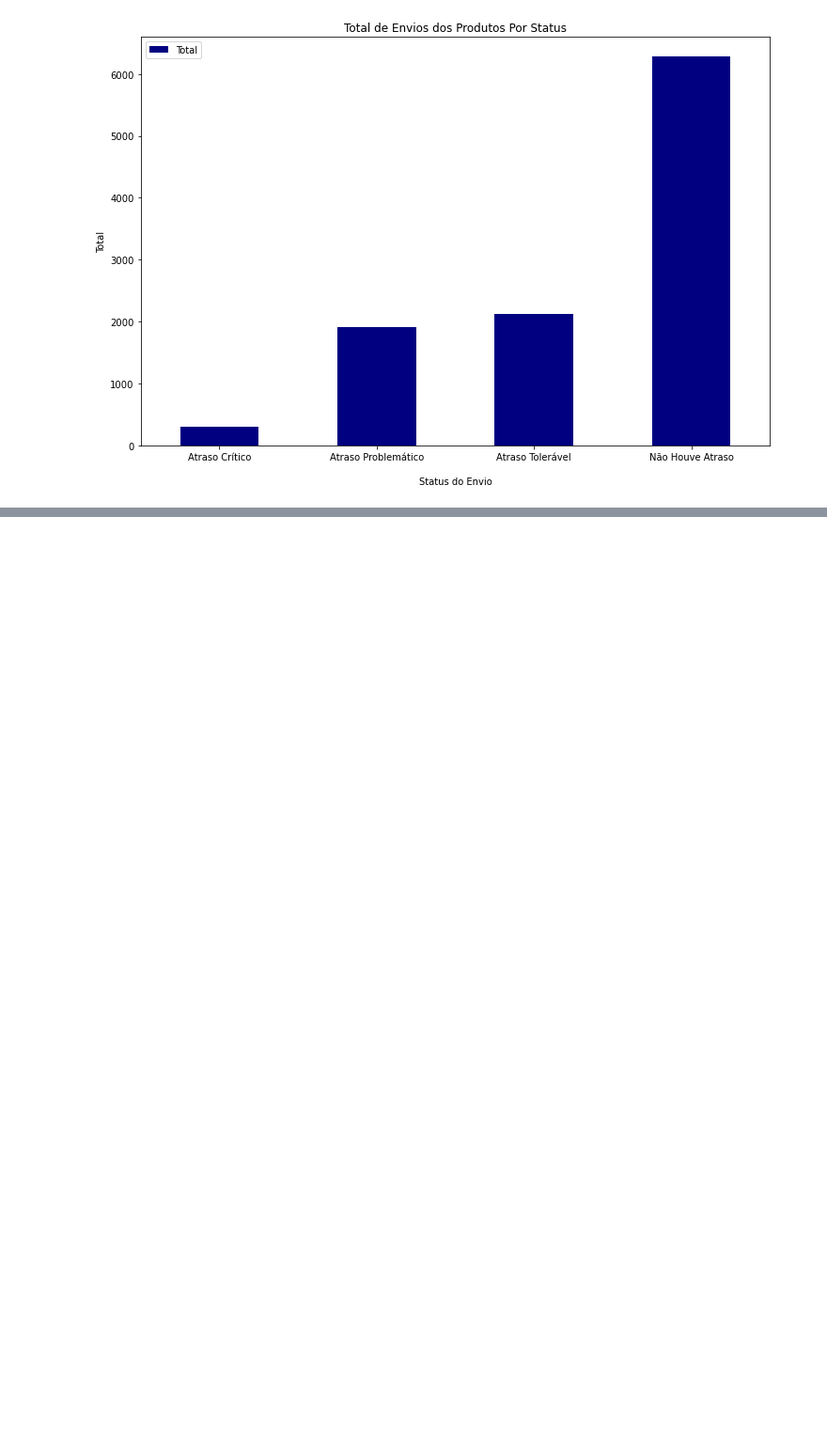
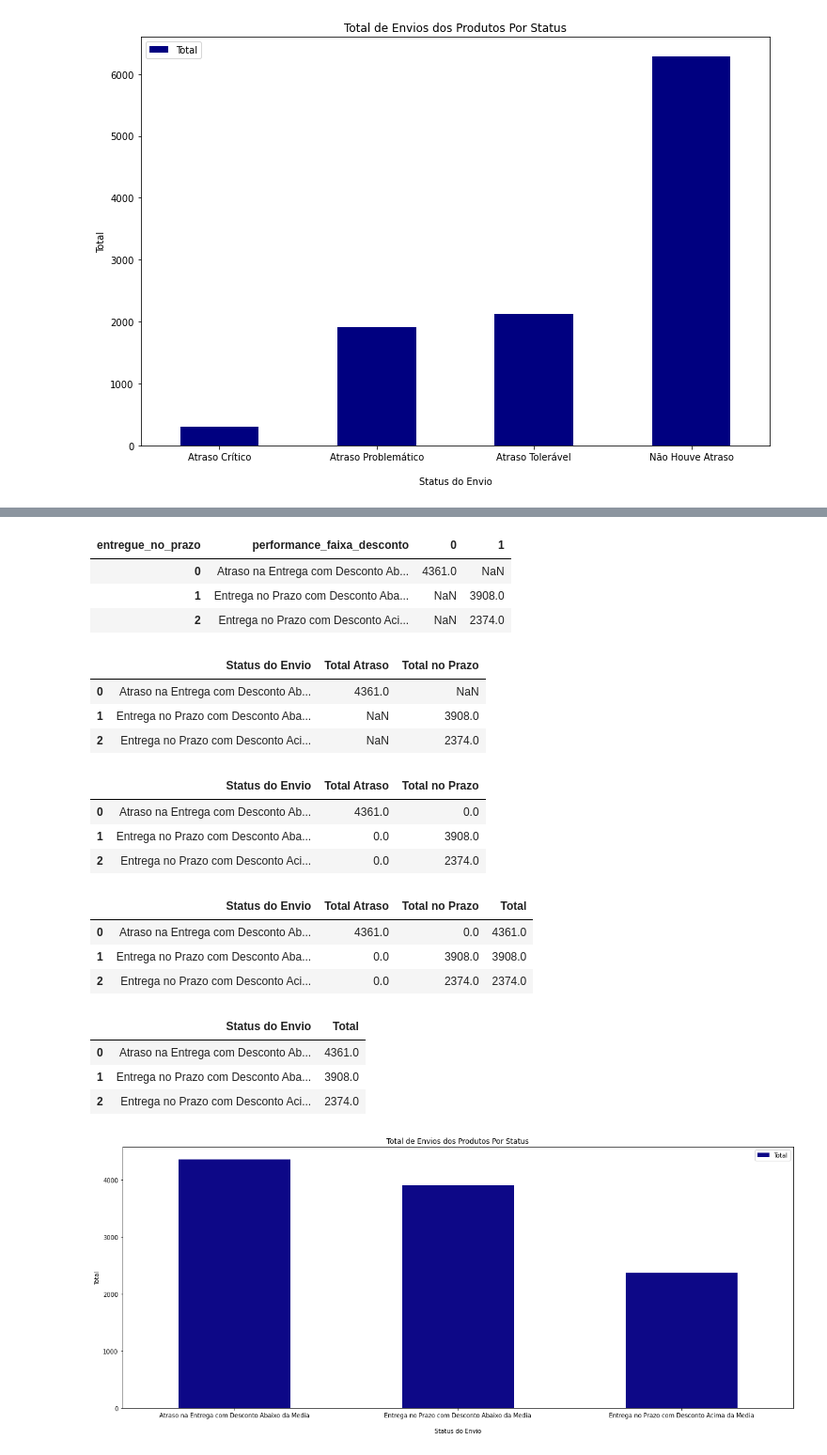
Before and after one commit to sandromzljr/Engenharia-Atributos, a Jupyter notebook: EngenhariaAtributos.ipynb, the cells around one changed output, grey strips where cells are left out. Shown: that part at 94% size. Drawn from its saved outputs; the diff is of its cells as text; code cells hidden in the pictures; blank space fills up the shorter version.

```diff
--- a/EngenhariaAtributos.ipynb
+++ b/EngenhariaAtributos.ipynb
@@ -586,0 +916,60 @@ plt.show()
+# %%
+# Pivot
+df_report3 = pd.pivot_table(df_report3,
+                             index = 'performance_faixa_desconto',
+                             columns = 'entregue_no_prazo',
+                             values = 'contagem').reset_index()
+df_report3.head()
+# %% [output]
+| entregue_no_prazo | performance_faixa_desconto | 0 | 1 |
+| 0 | Atraso na Entrega com Desconto Ab... | 4361.0 | NaN |
+| 1 | Entrega no Prazo com Desconto Aba... | NaN | 3908.0 |
+| 2 | Entrega no Prazo com Desconto Aci... | NaN | 2374.0 |
+# %%
+df_report3.columns = ['Status do Envio', 'Total Atraso', 'Total no Prazo']
+df_report3.head()
+# %% [output]
+|  | Status do Envio | Total Atraso | Total no Prazo |
+| 0 | Atraso na Entrega com Desconto Ab... | 4361.0 | NaN |
+| 1 | Entrega no Prazo com Desconto Aba... | NaN | 3908.0 |
+| 2 | Entrega no Prazo com Desconto Aci... | NaN | 2374.0 |
+# %%
+# Replace do valor nan por zero
+df_report3['Total Atraso'] = df_report3['Total Atraso'].replace(np.nan, 0)
+df_report3['Total no Prazo'] = df_report3['Total no Prazo'].replace(np.nan, 0)
+df_report3.head()
+# %% [output]
+|  | Status do Envio | Total Atraso | Total no Prazo |
+| 0 | Atraso na Entrega com Desconto Ab... | 4361.0 | 0.0 |
+| 1 | Entrega no Prazo com Desconto Aba... | 0.0 | 3908.0 |
+| 2 | Entrega no Prazo com Desconto Aci... | 0.0 | 2374.0 |
+# %%
+# Concatena colunas criando uma terceira variável
+df_report3["Total"] = df_report3["Total Atraso"] + df_report3["Total no Prazo"]
+df_report3.head()
+# %% [output]
+|  | Status do Envio | Total Atraso | Total no Prazo | Total |
+| 0 | Atraso na Entrega com Desconto Ab... | 4361.0 | 0.0 | 4361.0 |
+| 1 | Entrega no Prazo com Desconto Aba... | 0.0 | 3908.0 | 3908.0 |
+| 2 | Entrega no Prazo com Desconto Aci... | 0.0 | 2374.0 | 2374.0 |
+# %%
+# Não precisamos mais dessas colunas. Vamos removê-las.
+df_report3.drop(df_report3.columns[[1, 2]], axis = 1, inplace = True)
+df_report3.head()
+# %% [output]
+|  | Status do Envio | Total |
+| 0 | Atraso na Entrega com Desconto Ab... | 4361.0 |
+| 1 | Entrega no Prazo com Desconto Aba... | 3908.0 |
+| 2 | Entrega no Prazo com Desconto Aci... | 2374.0 |
+# %%
+# Plot
+df_report3.set_index("Status do Envio").plot(kind = 'bar',
+                title = 'Total de Envios dos Produtos Por Status',
+                ylabel = 'Total',
+                xlabel = '\nStatus do Envio',
+                colormap = 'plasma',
+                figsize = (20,8))
+plt.xticks(rotation = 0)
+plt.show()
+# %% [output]
+[figure, added]
```
Also changed, not shown: parts of 32 cells of this notebook.
